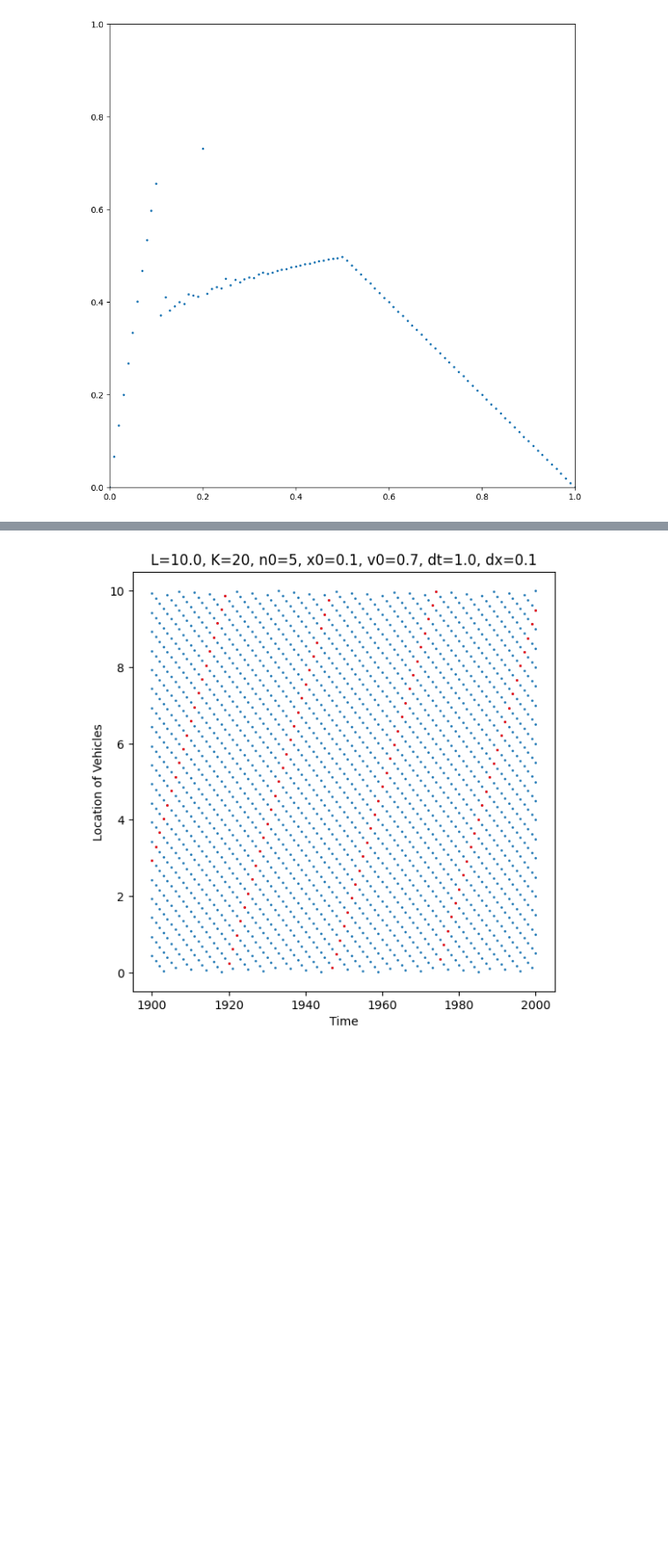
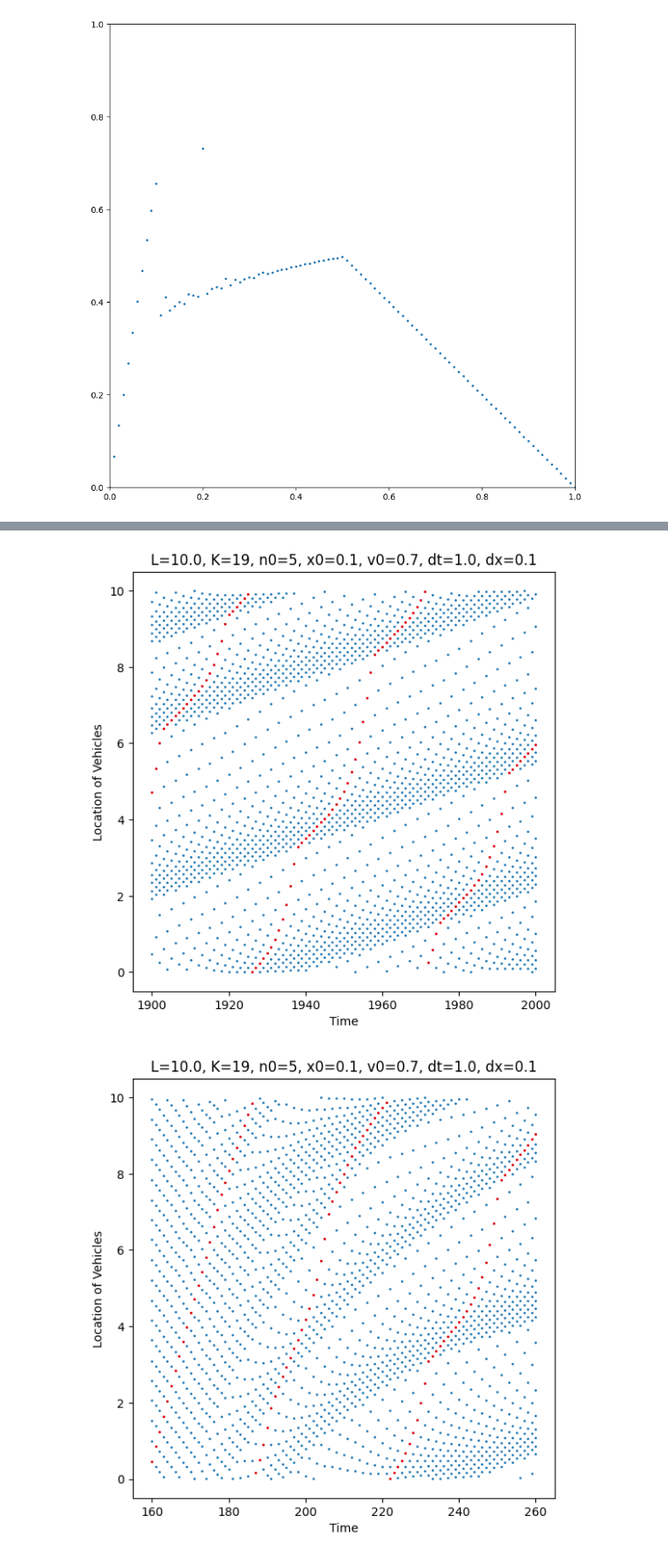
Before and after one commit to tt6-mzn/s2s-OV-model, a Jupyter notebook: ds2s-OV/011.ipynb, the cells around one changed output, grey strips where cells are left out. Shown: that part at 88% size. Saved outputs shown, nothing was run; the diff lists cells and outputs as text; code cells hidden in the pictures; blank space fills up the shorter version.

```diff
--- a/ds2s-OV/011.ipynb
+++ b/ds2s-OV/011.ipynb
@@ -56,6 +42,12 @@ data[flow.index(max(flow))]
 # %%
-model = ds2s_OV_x0.from_json(data[flow.index(max(flow))], n_max=2010)
+# そのひとつ前の、flowが小さい場所のシミュレーション
+model = ds2s_OV_x0.from_json(data[flow.index(max(flow)) - 1], n_max=10000)
 model.simulate()
 plot_pattern(model, 1900, 2000)
 # %% [output]
-[figure, old version]
+[figure, new version]
+# %%
+# 渋滞が発生するタイミングを描画
+plot_pattern(model, 160, 260)
+# %% [output]
+[figure, added]
```
Also changed, not shown: parts of 11 cells of this notebook.
